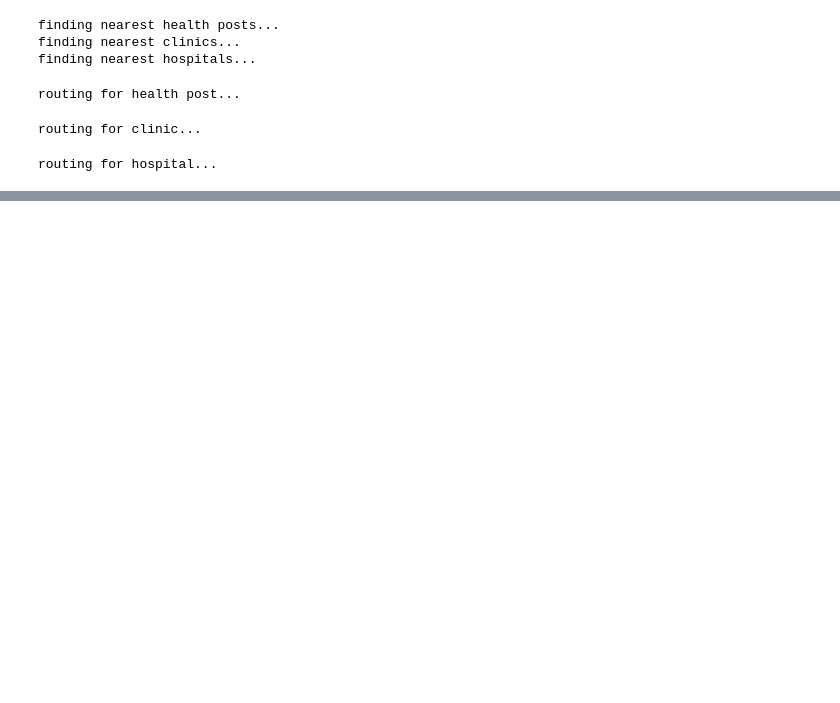
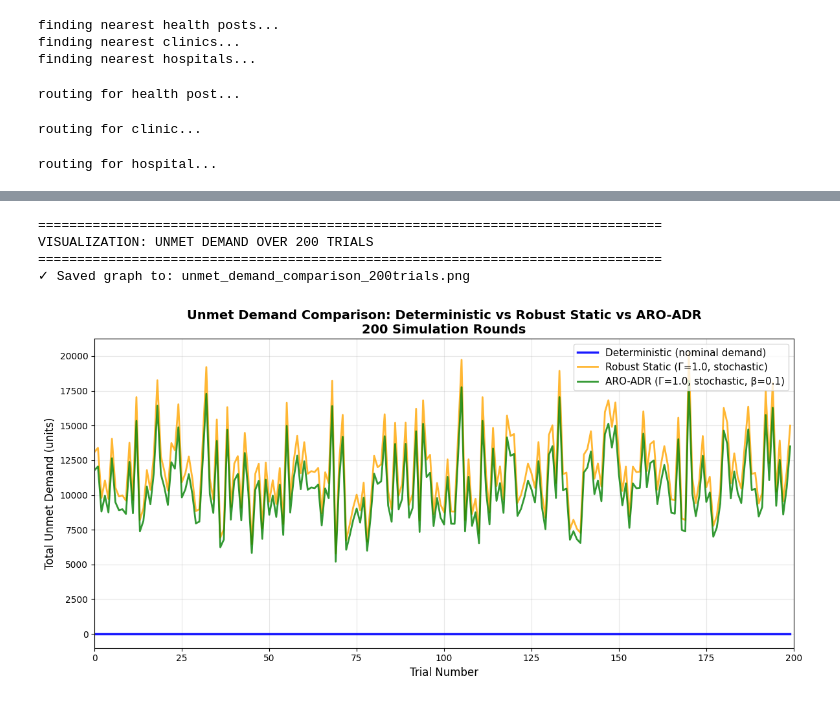
Before and after one commit to mistershilai/thesiscode2026, a Jupyter notebook: gaborone_test/gaborone_simulation.ipynb, the cells around one changed output, grey strips where cells are left out. Drawn from its saved outputs; the diff is of its cells as text; code cells hidden in the pictures; blank space fills up the shorter version.

```diff
--- a/gaborone_test/gaborone_simulation.ipynb
+++ b/gaborone_test/gaborone_simulation.ipynb
@@ -123,0 +330,5 @@ Gaborone simulation complete!
+# %%
+# Load the demand estimates that were generated from GLM analysis
+demand_corrected = pd.read_csv('gaborone_antimicrobial_demand_CORRECTED.csv')
+print(f"Loaded demand data: {len(demand_corrected)} rows")
+print(f"Columns: {list(demand_corrected.columns)}")
@@ -123,0 +1415,70 @@ Gaborone simulation complete!
+# %%
+# ============================================================================
+# VISUALIZATION: SIMPLE COMPARISON OF UNMET DEMAND OVER 200 TRIALS
+# ============================================================================
+
+import matplotlib.pyplot as plt
+import numpy as np
+
+print("\n" + "="*80)
+print("VISUALIZATION: UNMET DEMAND OVER 200 TRIALS")
+print("="*80)
+
+# Create simple line plot
+fig, ax = plt.subplots(figsize=(12, 6))
+
+# Deterministic: 0 unmet demand (nominal demand scenario)
+det_unmet_flat = np.zeros(200)
+ax.plot(det_unmet_flat, label='Deterministic (nominal demand)',
+        color='blue', linewidth=2.5, alpha=0.9)
+
+# Robust: pick one gamma value for clarity (Γ=1.0)
+ax.plot(robust_stochastic_results[1.0]['total_unmet'].values,
+        label='Robust Static (Γ=1.0, stochastic)',
+        color='orange', linewidth=2, alpha=0.8)
+
+# ARO-ADR: pick same gamma value (Γ=1.0)
+ax.plot(aro_stochastic_results[1.0]['total_unmet'].values,
+        label='ARO-ADR (Γ=1.0, stochastic, β=0.1)',
+        color='green', linewidth=2, alpha=0.8)
+
+ax.set_xlabel('Trial Number', fontsize=12)
+ax.set_ylabel('Total Unmet Demand (units)', fontsize=12)
+ax.set_title('Unmet Demand Comparison: Deterministic vs Robust Static vs ARO-ADR\n200 Simulation Rounds',
+             fontsize=14, fontweight='bold')
+ax.legend(fontsize=11, loc='upper right')
+ax.grid(True, alpha=0.3)
+ax.set_xlim(0, 200)
+
+plt.tight_layout()
+plt.savefig('unmet_demand_comparison_200trials.png', dpi=150, bbox_inches='tight')
+print("✓ Saved graph to: unmet_demand_comparison_200trials.png")
+plt.show()
+
+# Print summary statistics
+print("\n" + "="*80)
+print("SUMMARY STATISTICS (200 TRIALS)")
+print("="*80)
+print(f"\nDeterministic (nominal demand):")
+print(f"  Average unmet: 0.0 units")
+print(f"  Std dev: 0.0 units")
+
+print(f"\nRobust Static (Γ=1.0, stochastic):")
+print(f"  Average unmet: {robust_stochastic_results[1.0]['total_unmet'].mean():.1f} units")
+print(f"  Std dev: {robust_stochastic_results[1.0]['total_unmet'].std():.1f} units")
+
+print(f"\nARO-ADR (Γ=1.0, stochastic, β=0.1):")
+print(f"  Average unmet: {aro_stochastic_results[1.0]['total_unmet'].mean():.1f} units")
+print(f"  Std dev: {aro_stochastic_results[1.0]['total_unmet'].std():.1f} units")
+
+improvement = ((robust_stochastic_results[1.0]['total_unmet'].mean() -
+                aro_stochastic_results[1.0]['total_unmet'].mean()) /
+               robust_stochastic_results[1.0]['total_unmet'].mean() * 100)
+
+print(f"\nImprovement: ARO-ADR reduces unmet demand by {improvement:.1f}% vs Robust Static")
+# %% [output]
+================================================================================
+VISUALIZATION: UNMET DEMAND OVER 200 TRIALS
+================================================================================
+✓ Saved graph to: unmet_demand_comparison_200trials.png
+[figure, added]
```
Also changed, not shown: parts of 21 cells of this notebook, 5 other files.
